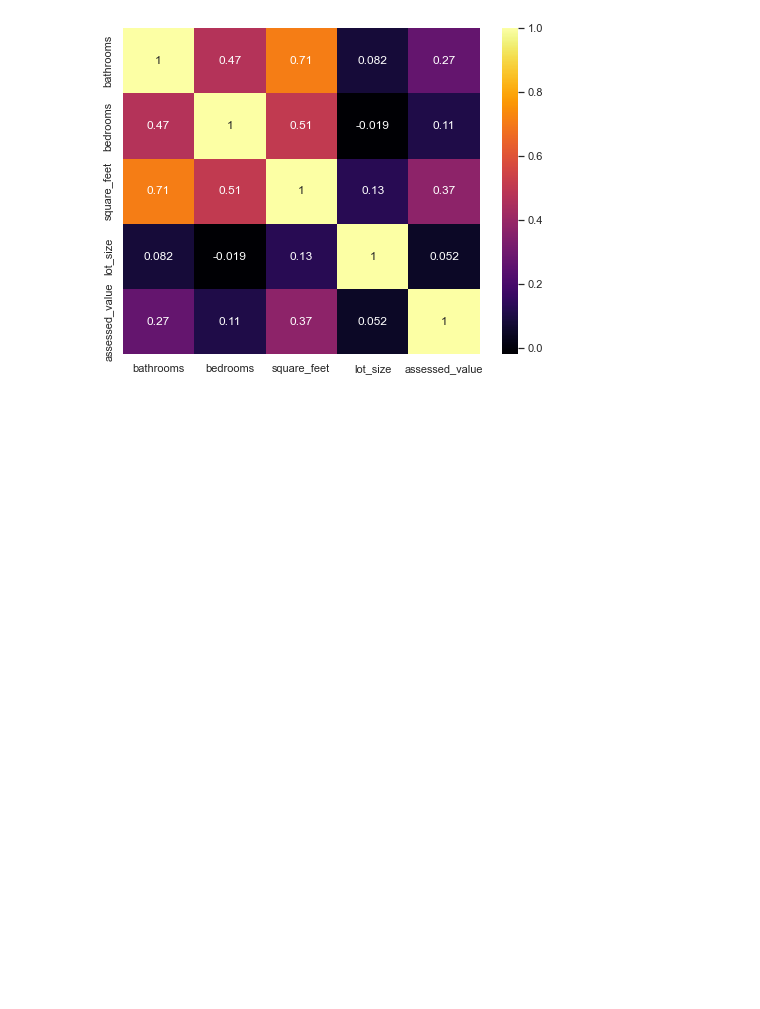
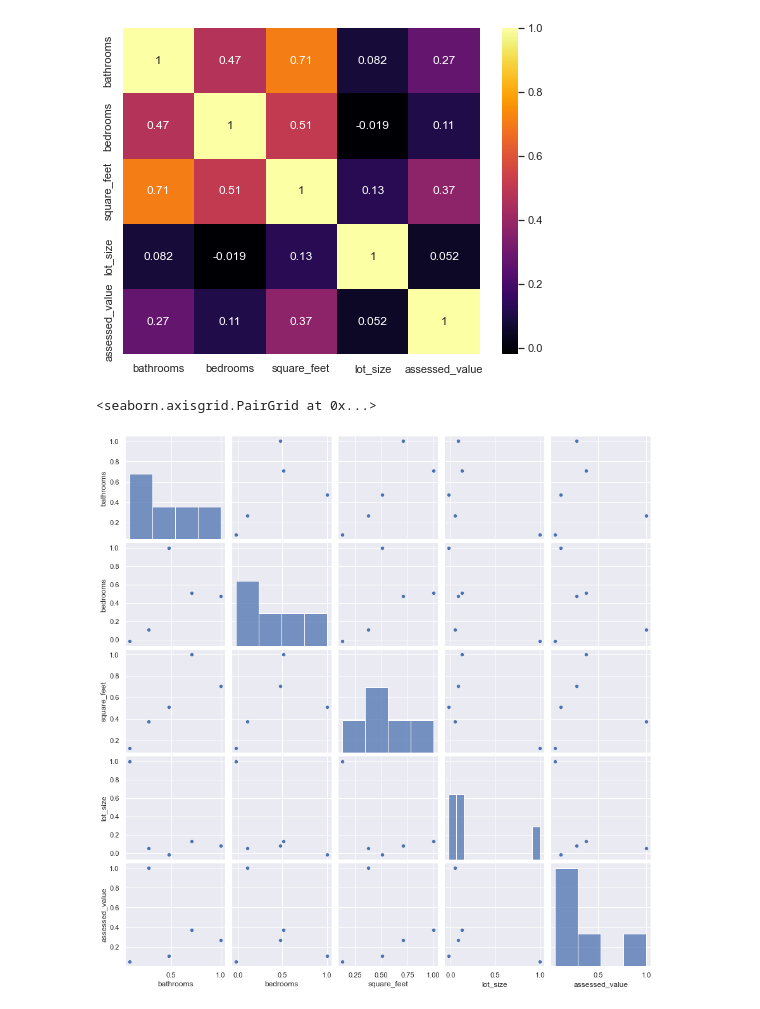
Before and after one commit to raycerna/zillow-regression-project, a Jupyter notebook: explore.ipynb, the cells around one changed output. Drawn from its saved outputs; the diff is of its cells as text; code cells hidden in the pictures; blank space fills up the shorter version.

```diff
--- a/explore.ipynb
+++ b/explore.ipynb
@@ -257,3 +257,8 @@ sns.heatmap(train_corr, annot=True, cmap='inferno')
 # %% [output]
 <AxesSubplot:>
 [figure]
+# %%
+sns.pairplot(train_corr)
+# %% [output]
+<seaborn.axisgrid.PairGrid at 0x...>
+[figure, added]
```
